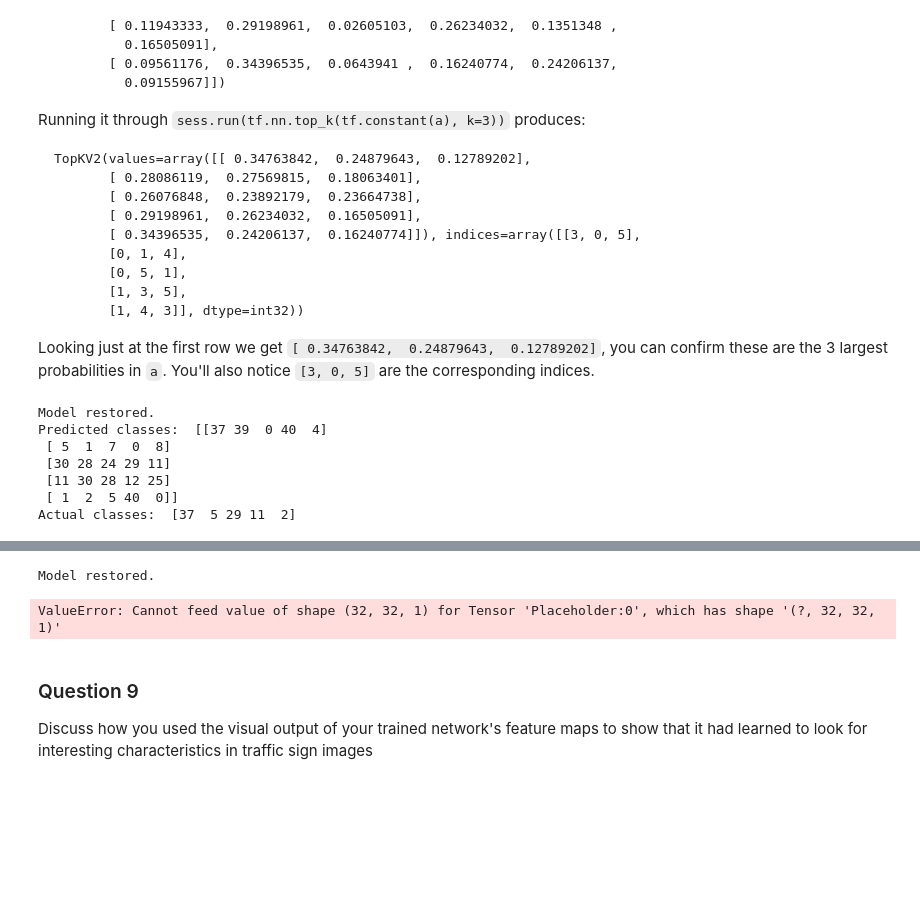
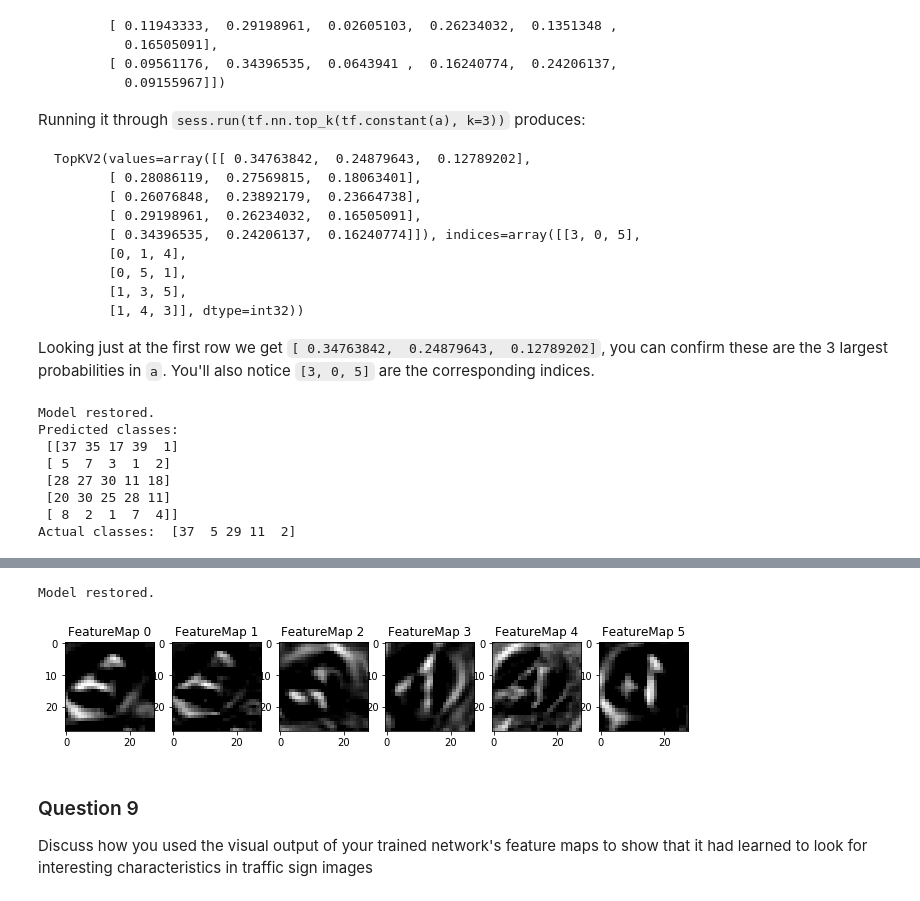
Before and after one commit to kindoblue/CarND-Traffic-Sign-Classifier-Project, a Jupyter notebook: Traffic_Sign_Classifier.ipynb, the cells around one changed output, grey strips where cells are left out. Drawn from its saved outputs; the diff is of its cells as text; code cells hidden in the pictures; blank space fills up the shorter version.

```diff
--- a/Traffic_Sign_Classifier.ipynb
+++ b/Traffic_Sign_Classifier.ipynb
@@ -350,10 +350,18 @@ def LeNet(x):
 
     # Arguments used for tf.truncated_normal, randomly defines variables for the weights and biases for each layer
     mu = 0
-    sigma = 0.1
+
+    # using the std deviation as sqrt(2.0/n) where n is the fan in
+    # as suggested here http://arxiv-web3.library.cornell.edu/abs/1502.01852
+    sigma_1 = 0.1   # sqrt(2.0/(5*5*6))
+    sigma_2 = 0.07  # sqrt(2.0/(5*5*16))
+    sigma_3 = 0.006 # sqrt(2.0/(400*120))
+    sigma_4 = 0.015 # sqrt(2.0/(120*84))
+    sigma_5 = 0.02  # sqrt(2.0/(84*43))
+
 
     # Layer 1: Convolutional. Input = 32x32x1. Output = 28x28x6.
-    conv1_W = tf.Variable(tf.truncated_normal(shape=(5, 5, 1, 6), mean = mu, stddev = sigma))
+    conv1_W = tf.Variable(tf.truncated_normal(shape=(5, 5, 1, 6), mean = mu, stddev = sigma_1))
     conv1_b = tf.Variable(tf.zeros(6))
     conv1   = tf.nn.conv2d(x, conv1_W, strides=[1, 1, 1, 1], padding='VALID') + conv1_b
 
@@ -364,7 +372,7 @@ def LeNet(x):
     conv1 = tf.nn.max_pool(conv1, ksize=[1, 2, 2, 1], strides=[1, 2, 2, 1], padding='VALID')
 
     # Layer 2: Convolutional. Output = 10x10x16.
-    conv2_W = tf.Variable(tf.truncated_normal(shape=(5, 5, 6, 16), mean = mu, stddev = sigma))
+    conv2_W = tf.Variable(tf.truncated_normal(shape=(5, 5, 6, 16), mean = mu, stddev = sigma_2))
     conv2_b = tf.Variable(tf.zeros(16))
     conv2   = tf.nn.conv2d(conv1, conv2_W, strides=[1, 1, 1, 1], padding='VALID') + conv2_b
 
@@ -378,7 +386,7 @@ def LeNet(x):
     fc0   = flatten(conv2)
 
     # Layer 3: Fully Connected. Input = 400. Output = 120.
-    fc1_W = tf.Variable(tf.truncated_normal(shape=(400, 120), mean = mu, stddev = sigma))
+    fc1_W = tf.Variable(tf.truncated_normal(shape=(400, 120), mean = mu, stddev = sigma_3))
     fc1_b = tf.Variable(tf.zeros(120))
     fc1   = tf.matmul(fc0, fc1_W) + fc1_b
 
@@ -388,7 +396,7 @@ def LeNet(x):
     fc1 = tf.nn.dropout(fc1, keep_prob)
 
     # Layer 4: Fully Connected. Input = 120. Output = 84.
-    fc2_W  = tf.Variable(tf.truncated_normal(shape=(120, 84), mean = mu, stddev = sigma))
+    fc2_W  = tf.Variable(tf.truncated_normal(shape=(120, 84), mean = mu, stddev = sigma_4))
     fc2_b  = tf.Variable(tf.zeros(84))
     fc2    = tf.matmul(fc1, fc2_W) + fc2_b
 
@@ -396,7 +404,7 @@ def LeNet(x):
     fc2    = tf.nn.relu(fc2)
 
     # Layer 5: Fully Connected. Input = 84. Output = 43.
-    fc3_W  = tf.Variable(tf.truncated_normal(shape=(84, 43), mean = mu, stddev = sigma))
+    fc3_W  = tf.Variable(tf.truncated_normal(shape=(84, 43), mean = mu, stddev = sigma_5))
     fc3_b  = tf.Variable(tf.zeros(43))
     logits = tf.matmul(fc2, fc3_W) + fc3_b
 
@@ -415,8 +423,10 @@ sets imply underfitting. A high accuracy on the training set but low accuracy on
 from sklearn.utils import shuffle
 
 rate = 0.001
-EPOCHS = 5
+EPOCHS = 50
 BATCH_SIZE = 128
+
+#tf.reset_default_graph()
 
 logits = LeNet(x)
 cross_entropy = tf.nn.softmax_cross_entropy_with_logits(logits=logits, labels=one_hot_y)
@@ -426,6 +436,7 @@ training_operation = optimizer.minimize(loss_operation)
 
 correct_prediction = tf.equal(tf.argmax(logits, 1), tf.argmax(one_hot_y, 1))
 accuracy_operation = tf.reduce_mean(tf.cast(correct_prediction, tf.float32))
+
 saver = tf.train.Saver()
 
 def evaluate(X_data, y_data):
@@ -629,15 +640,16 @@ with tf.Session() as sess:
 
     predictions = sess.run(tf.nn.top_k(tf.nn.softmax(logits), 5), feed_dict={x: X_mine, keep_prob: 1.0})
 
-    print("Predicted classes: ", predictions.indices)
+    print("Predicted classes: \n", predictions.indices)
     print("Actual classes: ", y_mine)
 # %% [output]
 Model restored.
-Predicted classes:  [[37 39  0 40  4]
- [ 5  1  7  0  8]
- [30 28 24 29 11]
- [11 30 28 12 25]
- [ 1  2  5 40  0]]
+Predicted classes:
+ [[37 35 17 39  1]
+ [ 5  7  3  1  2]
+ [28 27 30 11 18]
+ [20 30 25 28 11]
+ [ 8  2  1  7  4]]
 Actual classes:  [37  5 29 11  2]
 # %% [markdown]
 ---
@@ -679,35 +691,35 @@ def outputFeatureMap(tf_session, image_input, tf_activation, activation_min=-1,
     for featuremap in range(featuremaps):
         plt.subplot(6,8, featuremap+1) # sets the number of feature maps to show on each row and column
         plt.title('FeatureMap ' + str(featuremap)) # displays the feature map number
         if activation_min != -1 & activation_max != -1:
             plt.imshow(activation[0,:,:, featuremap], interpolation="nearest", vmin =activation_min, vmax=activation_max, cmap="gray")
         elif activation_max != -1:
             plt.imshow(activation[0,:,:, featuremap], interpolation="nearest", vmax=activation_max, cmap="gray")
         elif activation_min !=-1:
             plt.imshow(activation[0,:,:, featuremap], interpolation="nearest", vmin=activation_min, cmap="gray")
         else:
             plt.imshow(activation[0,:,:, featuremap], interpolation="nearest", cmap="gray")
 
 with tf.Session() as sess:
 
     # load the model structure
     new_saver = tf.train.import_meta_graph('lenet.meta')
 
     # restore variables from disk.
     new_saver.restore(sess, './lenet')
 
     print("Model restored.")
 
     # get the first activation node (first relu in my lenet)
     first_activation = sess.graph.get_tensor_by_name('Relu:0')
 
     # evaluate the node and print all the layers
-    outputFeatureMap(sess, X_mine[0], first_activation, activation_min=-1, activation_max=-1, plt_num=1)
+    outputFeatureMap(sess, X_mine, first_activation, activation_min=-1, activation_max=-1, plt_num=1)
 
     plt.show()
 # %% [output]
 Model restored.
-ValueError: Cannot feed value of shape (32, 32, 1) for Tensor 'Placeholder:0', which has shape '(?, 32, 32, 1)'
+[figure, added]
 # %% [markdown]
 ### Question 9
 
```
Also changed, not shown: parts of 5 cells of this notebook.
